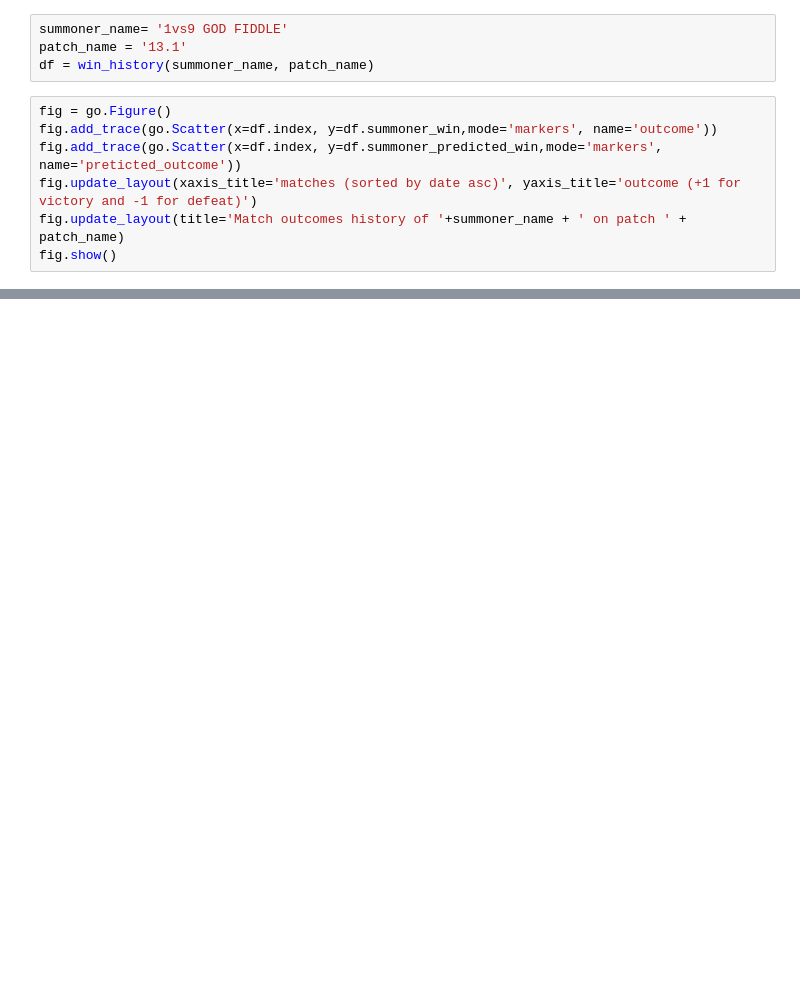
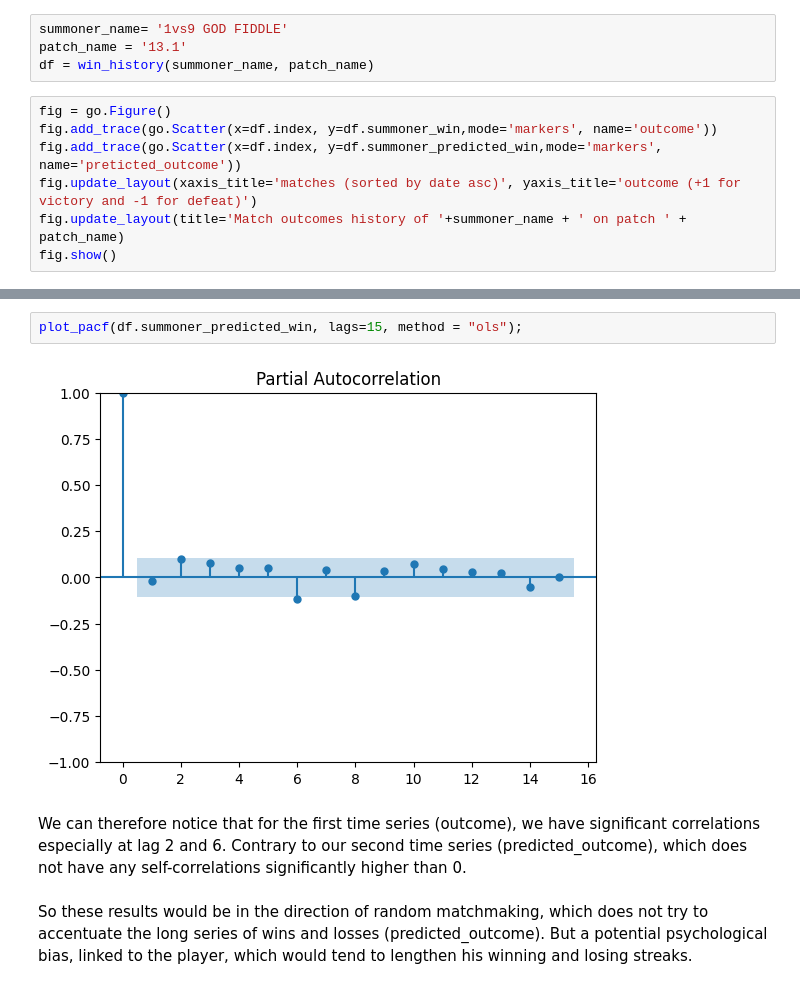
Before and after one commit to gabaid971/lol-matchmaking-forecaster, a Jupyter notebook: summoner_streak.ipynb, the cells around one changed output, grey strips where cells are left out. Cells and saved outputs as stored; diff of their text form; blank space fills up the shorter version.

```diff
--- a/summoner_streak.ipynb
+++ b/summoner_streak.ipynb
@@ -14,0 +32,8 @@ fig.show()
+# %%
+plot_pacf(df.summoner_predicted_win, lags=15, method = "ols");
+# %% [output]
+[figure, added]
+# %% [markdown]
+We can therefore notice that for the first time series (outcome), we have significant correlations especially at lag 2 and 6. Contrary to our second time series (predicted_outcome), which does not have any self-correlations significantly higher than 0.
+# %% [markdown]
+So these results would be in the direction of random matchmaking, which does not try to accentuate the long series of wins and losses (predicted_outcome). But a potential psychological bias, linked to the player, which would tend to lengthen his winning and losing streaks.
```
Also changed, not shown: parts of 4 cells of this notebook, 2 other files.
